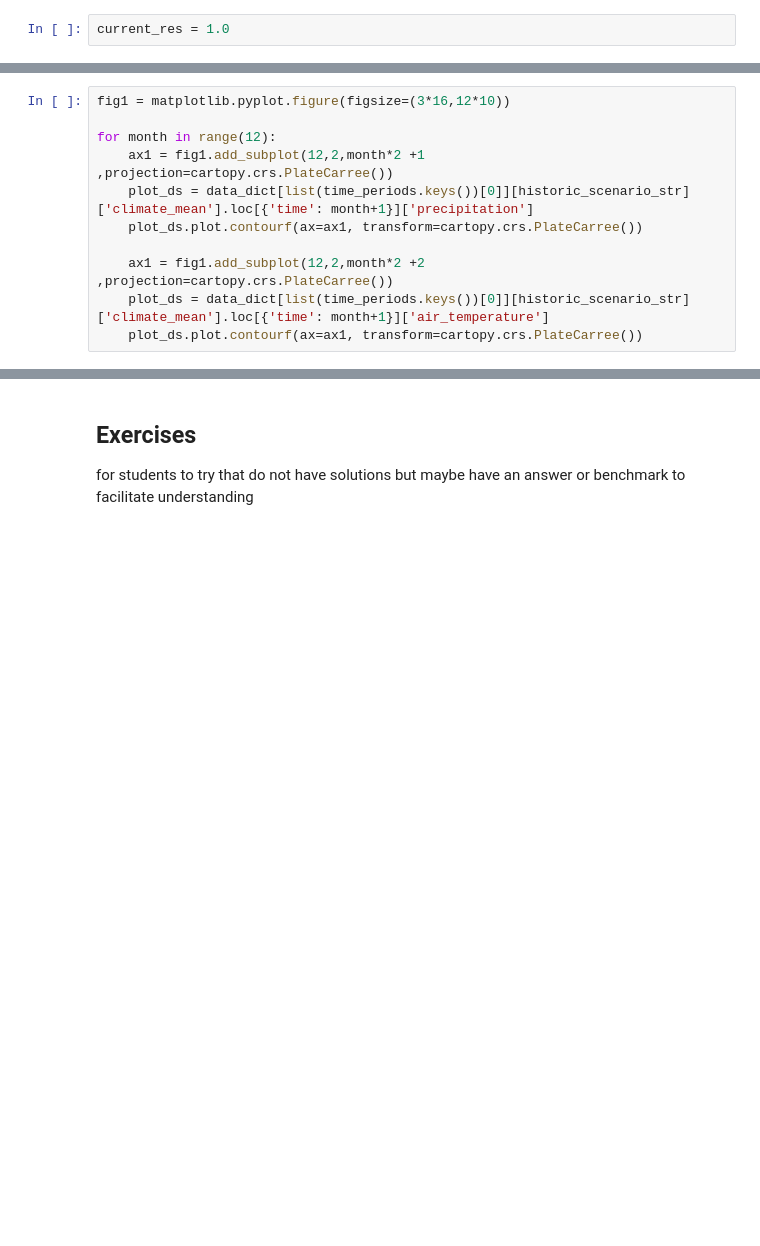
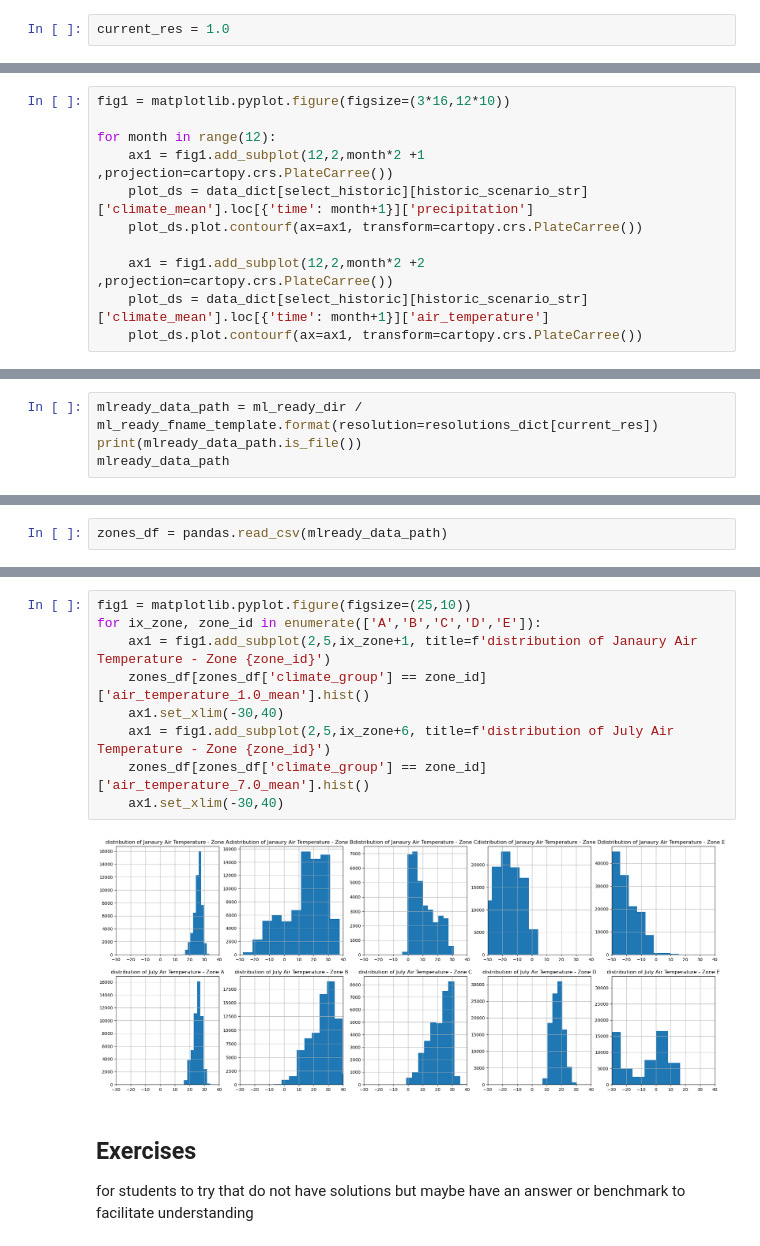
Before and after one commit to MetOffice/ai4c_hackathon, a Jupyter notebook: notebooks/ClimateZones_DataExploration.ipynb, the cells around one changed output, grey strips where cells are left out. Cells and saved outputs as stored; diff of their text form; blank space fills up the shorter version.

```diff
--- a/notebooks/ClimateZones_DataExploration.ipynb
+++ b/notebooks/ClimateZones_DataExploration.ipynb
@@ -118,9 +321,9 @@ fig1 = matplotlib.pyplot.figure(figsize=(3*16,12*10))
 
 for month in range(12):
     ax1 = fig1.add_subplot(12,2,month*2 +1 ,projection=cartopy.crs.PlateCarree())
-    plot_ds = data_dict[list(time_periods.keys())[0]][historic_scenario_str]['climate_mean'].loc[{'time': month+1}]['precipitation']
+    plot_ds = data_dict[select_historic][historic_scenario_str]['climate_mean'].loc[{'time': month+1}]['precipitation']
     plot_ds.plot.contourf(ax=ax1, transform=cartopy.crs.PlateCarree())
 
     ax1 = fig1.add_subplot(12,2,month*2 +2 ,projection=cartopy.crs.PlateCarree())
-    plot_ds = data_dict[list(time_periods.keys())[0]][historic_scenario_str]['climate_mean'].loc[{'time': month+1}]['air_temperature']
+    plot_ds = data_dict[select_historic][historic_scenario_str]['climate_mean'].loc[{'time': month+1}]['air_temperature']
     plot_ds.plot.contourf(ax=ax1, transform=cartopy.crs.PlateCarree())
@@ -126,0 +341,4 @@ for month in range(12):
+# %%
+mlready_data_path = ml_ready_dir / ml_ready_fname_template.format(resolution=resolutions_dict[current_res])
+print(mlready_data_path.is_file())
+mlready_data_path
@@ -126,0 +348,2 @@ for month in range(12):
+# %%
+zones_df = pandas.read_csv(mlready_data_path)
@@ -127,3 +377,14 @@ for month in range(12):
+# %%
+fig1 = matplotlib.pyplot.figure(figsize=(25,10))
+for ix_zone, zone_id in enumerate(['A','B','C','D','E']):
+    ax1 = fig1.add_subplot(2,5,ix_zone+1, title=f'distribution of Janaury Air Temperature - Zone {zone_id}')
+    zones_df[zones_df['climate_group'] == zone_id]['air_temperature_1.0_mean'].hist()
+    ax1.set_xlim(-30,40)
+    ax1 = fig1.add_subplot(2,5,ix_zone+6, title=f'distribution of July Air Temperature - Zone {zone_id}')
+    zones_df[zones_df['climate_group'] == zone_id]['air_temperature_7.0_mean'].hist()
+    ax1.set_xlim(-30,40)
+# %% [output]
+[figure, added]
 # %% [markdown]
 ## Exercises
 for students to try that do not have solutions but maybe have an answer or benchmark to facilitate understanding
```
Also changed, not shown: parts of 40 cells of this notebook.
